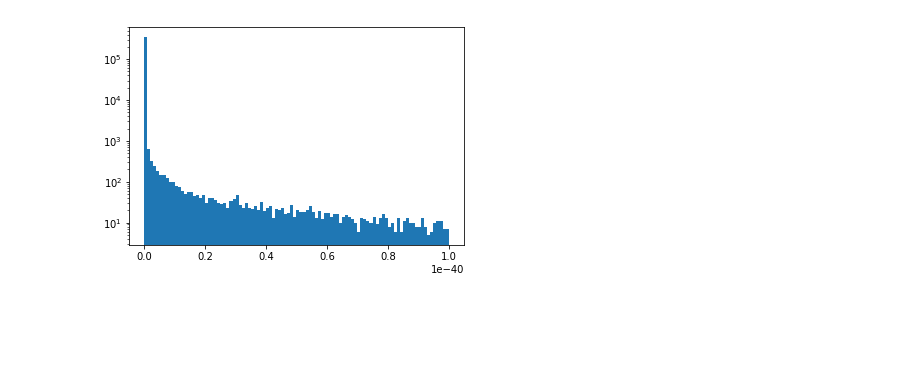
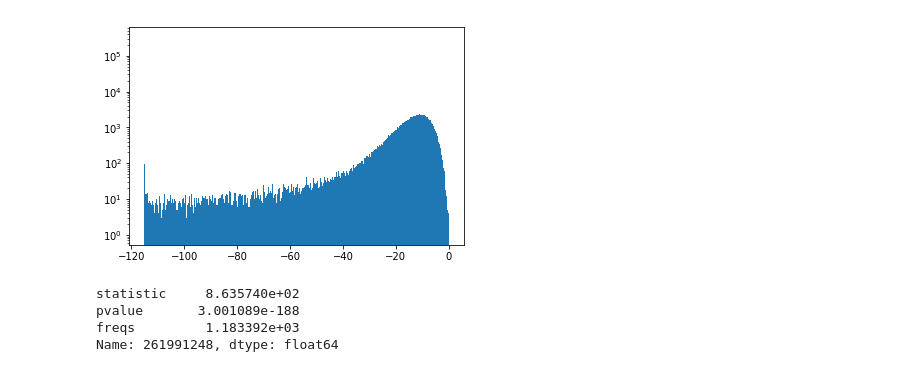
Before and after one commit to FX196/SETI-Energy-Detection, a Jupyter notebook: Result Visualization.ipynb, the cells around one changed output. Saved outputs shown, nothing was run; the diff lists cells and outputs as text; code cells hidden in the pictures; blank space fills up the shorter version.

```diff
--- a/Result Visualization.ipynb
+++ b/Result Visualization.ipynb
@@ -82,6 +101,17 @@ plt.plot(filtered_freqs, stats,'b,')
+# %%
+plt.figure()
+plt.yscale("log")
+n, bins, patches = plt.hist(np.log(p_vals+1e-50), bins=10000)
+# %% [output]
+[figure, added]
 # %%
 plt.figure()
 plt.yscale("log")
-n, bins, patches = plt.hist(p_vals, bins=100)
+n, bins, patches = plt.hist(stats, bins=10000)
-# %% [output]
-[figure, removed]
+# %%
+df0.sort_values("pvalue").iloc[347723//2]
+# %% [output]
+statistic     8.635740e+02
+pvalue       3.001089e-188
+freqs         1.183392e+03
+Name: 261991248, dtype: float64
```
Also changed, not shown: parts of 12 cells of this notebook, 1 other file.
